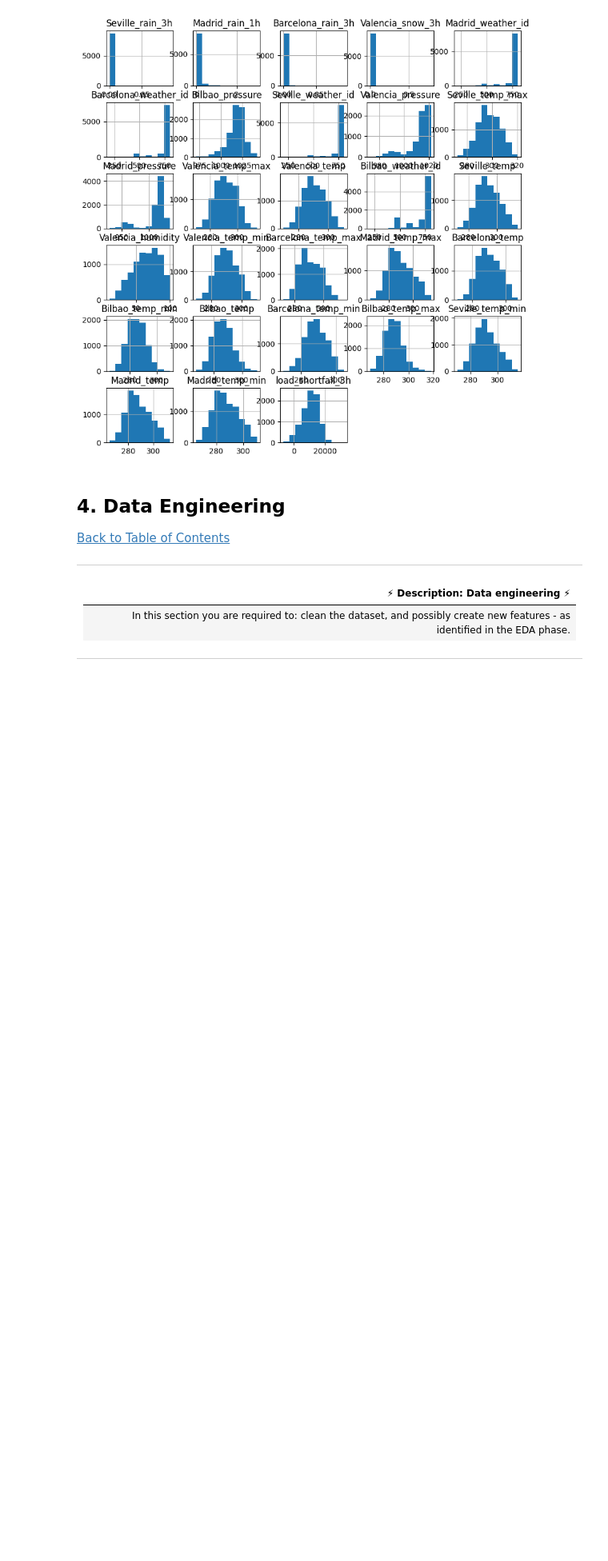
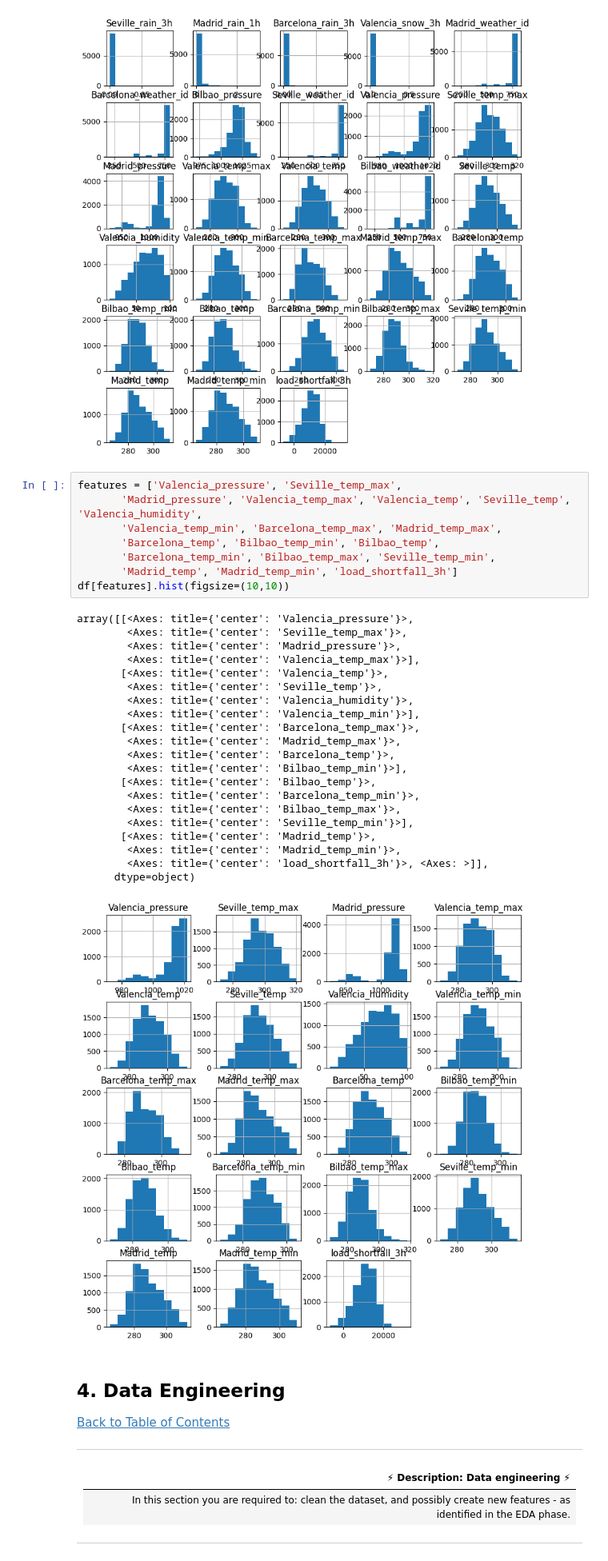
Before and after one commit to Explore-AI/load-shortfall-regression-predict-api, a Jupyter notebook: Advanced_Regression/Advanced-Regression-Starter-Data/starter-notebook.ipynb, the cells around one changed output. Shown at 80% size. Saved outputs shown, nothing was run; the diff lists cells and outputs as text; blank space fills up the shorter version.

```diff
--- a/Advanced_Regression/Advanced-Regression-Starter-Data/starter-notebook.ipynb
+++ b/Advanced_Regression/Advanced-Regression-Starter-Data/starter-notebook.ipynb
@@ -262,6 +254,36 @@ array([[<Axes: title={'center': 'Seville_rain_3h'}>,
         <Axes: title={'center': 'load_shortfall_3h'}>, <Axes: >,
         <Axes: >]], dtype=object)
 [figure]
+# %%
+features = ['Valencia_pressure', 'Seville_temp_max',
+       'Madrid_pressure', 'Valencia_temp_max', 'Valencia_temp', 'Seville_temp', 'Valencia_humidity',
+       'Valencia_temp_min', 'Barcelona_temp_max', 'Madrid_temp_max',
+       'Barcelona_temp', 'Bilbao_temp_min', 'Bilbao_temp',
+       'Barcelona_temp_min', 'Bilbao_temp_max', 'Seville_temp_min',
+       'Madrid_temp', 'Madrid_temp_min', 'load_shortfall_3h']
+df[features].hist(figsize=(10,10))
+# %% [output]
+array([[<Axes: title={'center': 'Valencia_pressure'}>,
+        <Axes: title={'center': 'Seville_temp_max'}>,
+        <Axes: title={'center': 'Madrid_pressure'}>,
+        <Axes: title={'center': 'Valencia_temp_max'}>],
+       [<Axes: title={'center': 'Valencia_temp'}>,
+        <Axes: title={'center': 'Seville_temp'}>,
+        <Axes: title={'center': 'Valencia_humidity'}>,
+        <Axes: title={'center': 'Valencia_temp_min'}>],
+       [<Axes: title={'center': 'Barcelona_temp_max'}>,
+        <Axes: title={'center': 'Madrid_temp_max'}>,
+        <Axes: title={'center': 'Barcelona_temp'}>,
+        <Axes: title={'center': 'Bilbao_temp_min'}>],
+       [<Axes: title={'center': 'Bilbao_temp'}>,
+        <Axes: title={'center': 'Barcelona_temp_min'}>,
+        <Axes: title={'center': 'Bilbao_temp_max'}>,
+        <Axes: title={'center': 'Seville_temp_min'}>],
+       [<Axes: title={'center': 'Madrid_temp'}>,
+        <Axes: title={'center': 'Madrid_temp_min'}>,
+        <Axes: title={'center': 'load_shortfall_3h'}>, <Axes: >]],
+      dtype=object)
+[figure, added]
 # %% [markdown]
 <a id="four"></a>
 ## 4. Data Engineering
```
Also changed, not shown: parts of 13 cells of this notebook.
